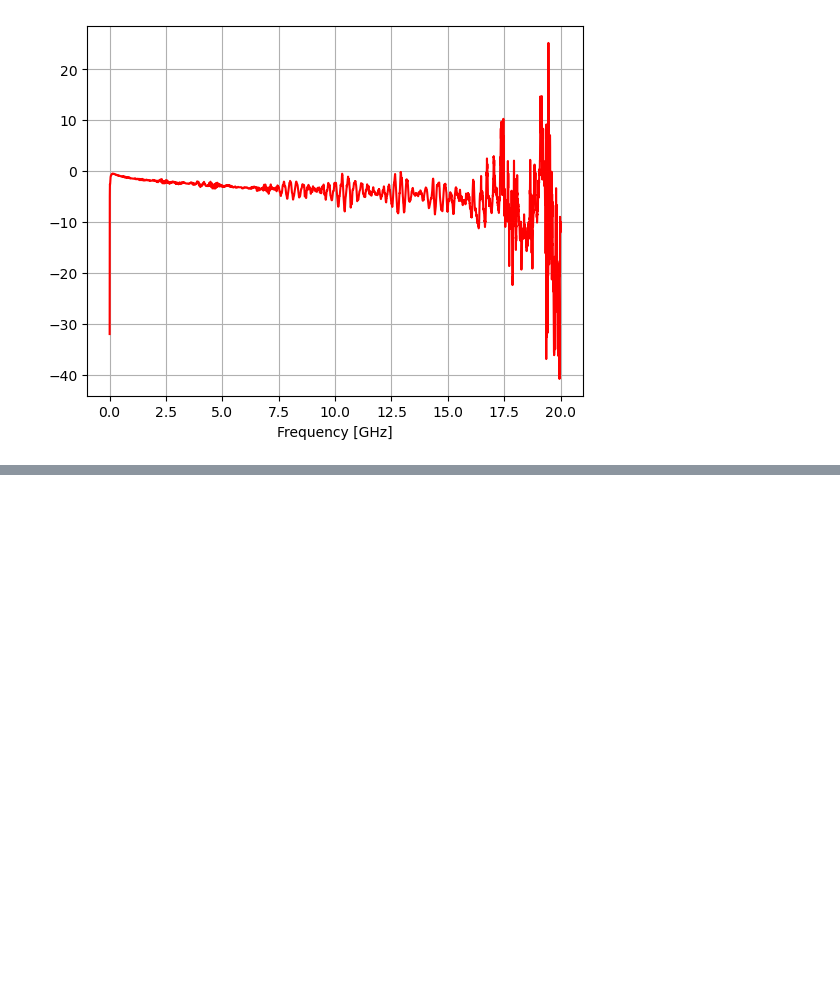
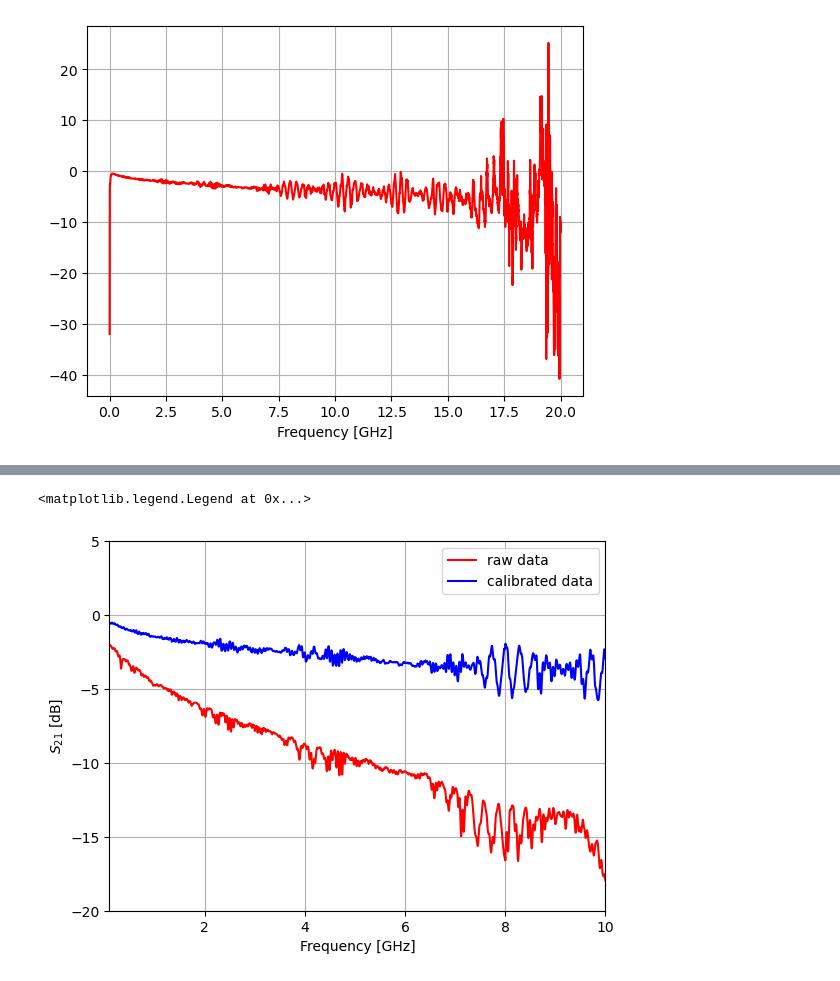
Before and after one commit to lafefspietz/SOL2SOLR, a Jupyter notebook: SOLRcal.ipynb, the cells around one changed output, grey strips where cells are left out. Cells and saved outputs as stored; diff of their text form; code cells hidden in the pictures; blank space fills up the shorter version.

```diff
--- a/SOLRcal.ipynb
+++ b/SOLRcal.ipynb
@@ -70,0 +88,14 @@ Text(0.5, 0, 'Frequency [GHz]')
+# %%
+
+fghz = port1_corrected.f/1e9
+plt.plot(fghz,cold_thrus_measured['port1'].s_db[:,1,0],color="red")
+plt.plot(fghz,port1_corrected.s_db[:,1,0],color="blue")
+plt.grid()
+plt.xlabel('Frequency [GHz]')
+plt.xlim(0.1,10)
+plt.ylim(-20,5)
+plt.ylabel('$S_{21}$ [dB]')
+plt.legend(['raw data','calibrated data'])
+# %% [output]
+<matplotlib.legend.Legend at 0x...>
+[figure, added]
```
Also changed, not shown: parts of 13 cells of this notebook, 19 other files.
